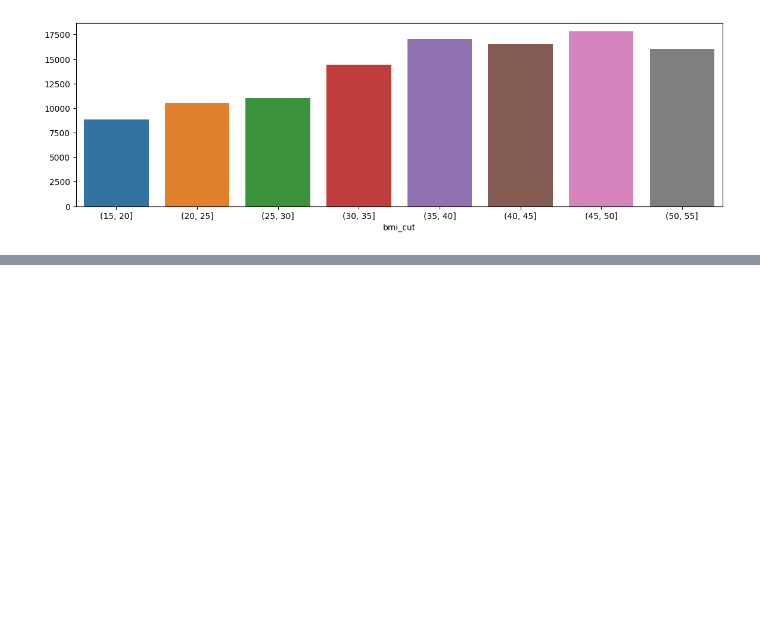
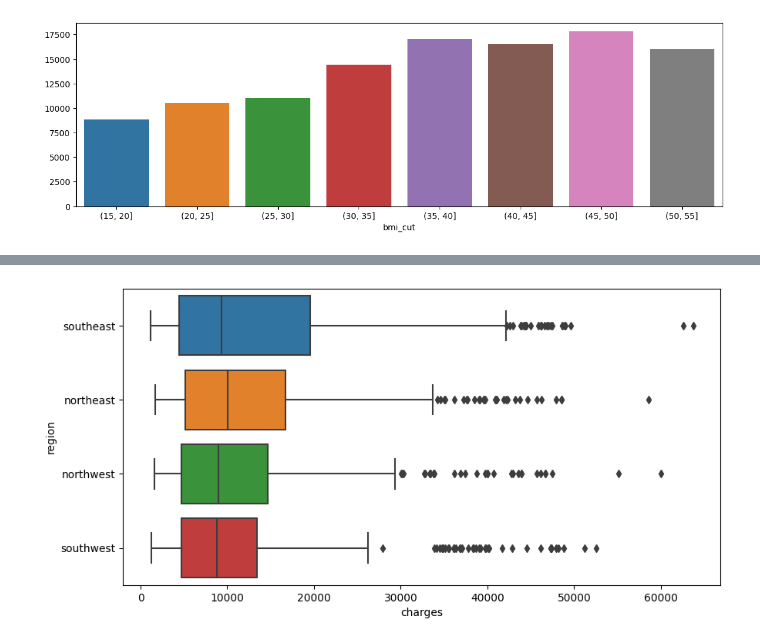
Before and after one commit to johann-wg/Kaggle, a Jupyter notebook: kaggle_medical_cost.ipynb, the cells around one changed output, grey strips where cells are left out. Cells and saved outputs as stored; diff of their text form; code cells hidden in the pictures; blank space fills up the shorter version.

```diff
--- a/kaggle_medical_cost.ipynb
+++ b/kaggle_medical_cost.ipynb
@@ -67,0 +71,7 @@ plt.show()
+# %%
+region_order = data.groupby('region')['charges'].mean().reset_index().sort_values(by='charges', ascending=False)['region'].tolist()
+plt.figure(figsize=(10,5))
+sns.boxplot(x='charges', y='region', data=data, order=region_order)
+plt.show()
+# %% [output]
+[figure, added]
```
Also changed, not shown: parts of 6 cells of this notebook.
